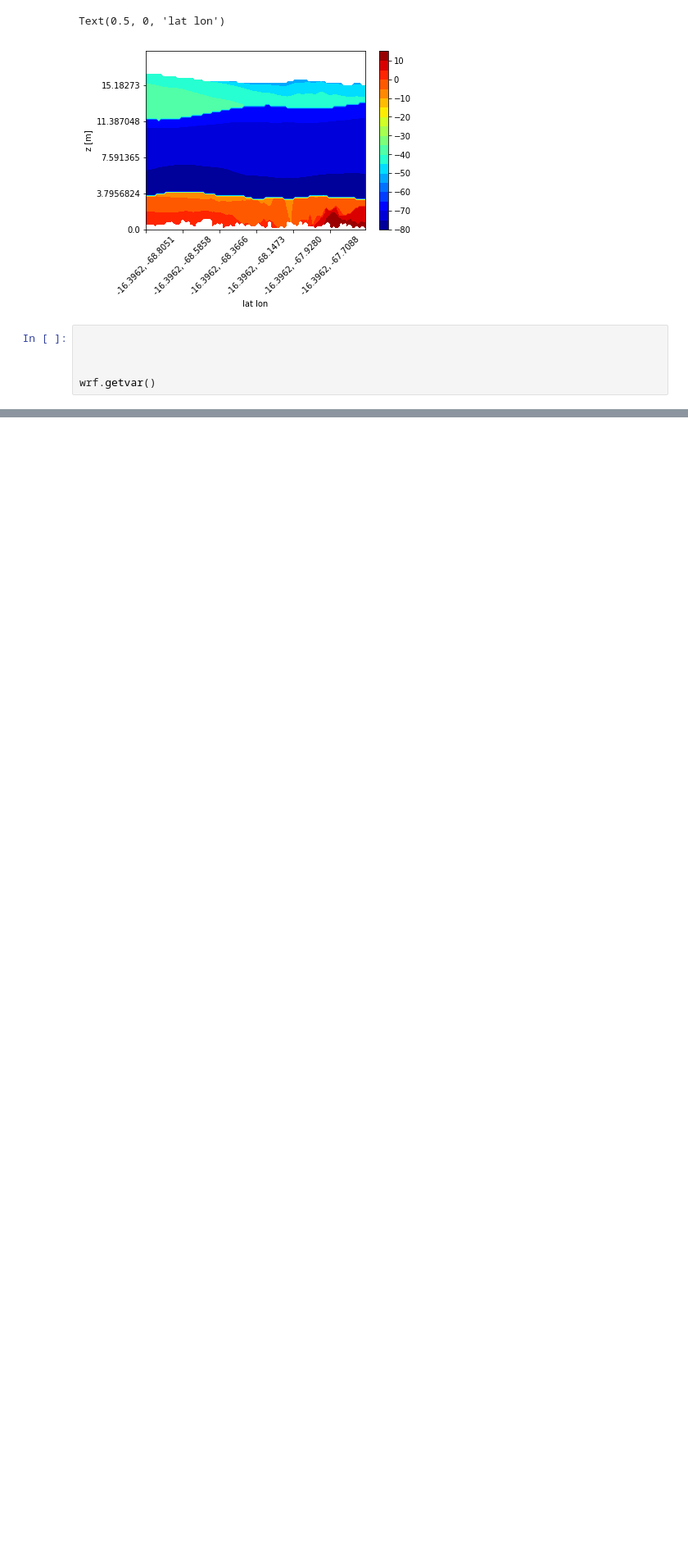
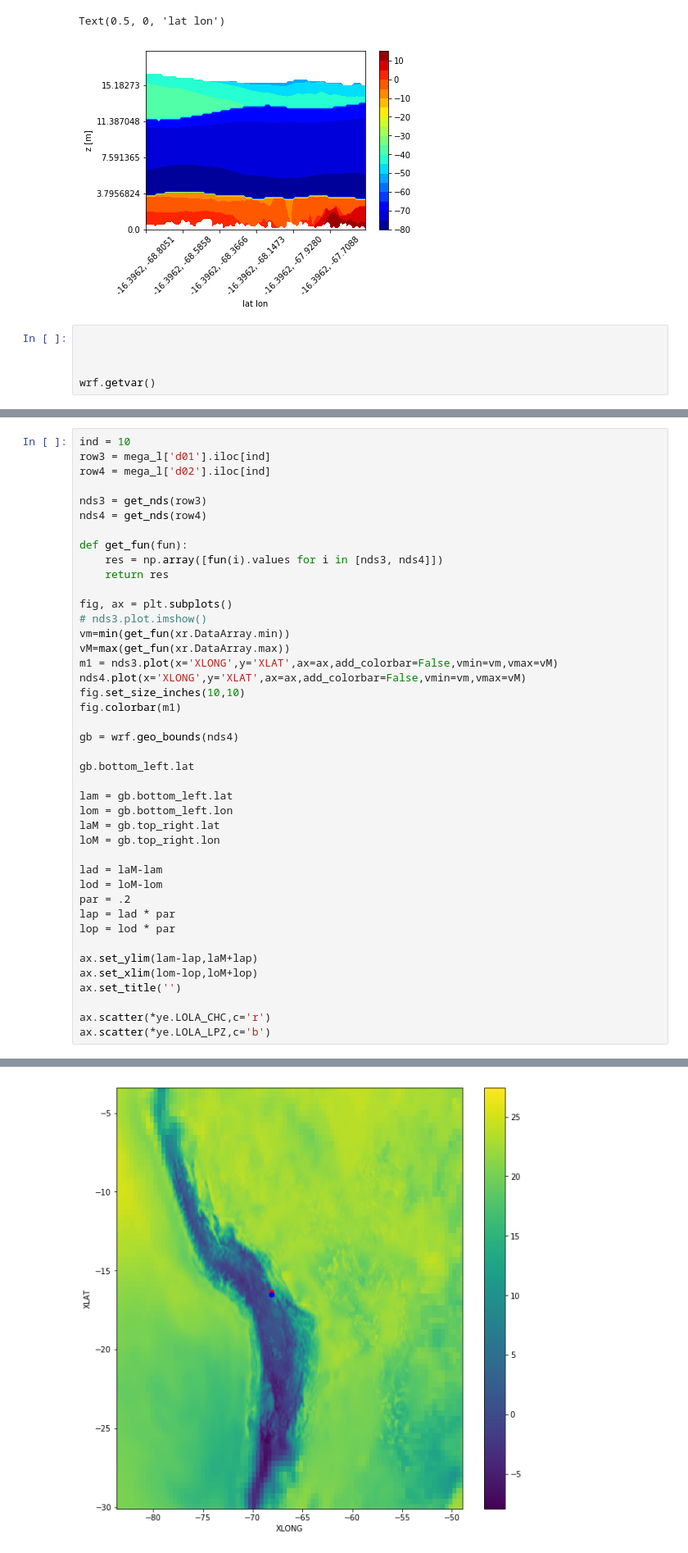
Before and after one commit to daliagachc/tucu-april, a Jupyter notebook: nbs/wrf_out_temp_check.ipynb, the cells around one changed output, grey strips where cells are left out. Shown at 82% size. Drawn from its saved outputs; the diff is of its cells as text; blank space fills up the shorter version.

```diff
--- a/nbs/wrf_out_temp_check.ipynb
+++ b/nbs/wrf_out_temp_check.ipynb
@@ -184,0 +346,43 @@ wrf.getvar()
+# %%
+ind = 10
+row3 = mega_l['d01'].iloc[ind]
+row4 = mega_l['d02'].iloc[ind]
+
+nds3 = get_nds(row3)
+nds4 = get_nds(row4)
+
+def get_fun(fun):
+    res = np.array([fun(i).values for i in [nds3, nds4]])
+    return res
+
+fig, ax = plt.subplots()
+# nds3.plot.imshow()
+vm=min(get_fun(xr.DataArray.min))
+vM=max(get_fun(xr.DataArray.max))
+m1 = nds3.plot(x='XLONG',y='XLAT',ax=ax,add_colorbar=False,vmin=vm,vmax=vM)
+nds4.plot(x='XLONG',y='XLAT',ax=ax,add_colorbar=False,vmin=vm,vmax=vM)
+fig.set_size_inches(10,10)
+fig.colorbar(m1)
+
+gb = wrf.geo_bounds(nds4)
+
+gb.bottom_left.lat
+
+lam = gb.bottom_left.lat
+lom = gb.bottom_left.lon
+laM = gb.top_right.lat
+loM = gb.top_right.lon
+
+lad = laM-lam
+lod = loM-lom
+par = .2
+lap = lad * par
+lop = lod * par
+
+ax.set_ylim(lam-lap,laM+lap)
+ax.set_xlim(lom-lop,loM+lop)
+ax.set_title('')
+
+ax.scatter(*ye.LOLA_CHC,c='r')
+ax.scatter(*ye.LOLA_LPZ,c='b')
+# %% [output]
@@ -184,0 +390 @@ wrf.getvar()
+[figure, added]
```
Also changed, not shown: parts of 24 cells of this notebook, 3 other files.
